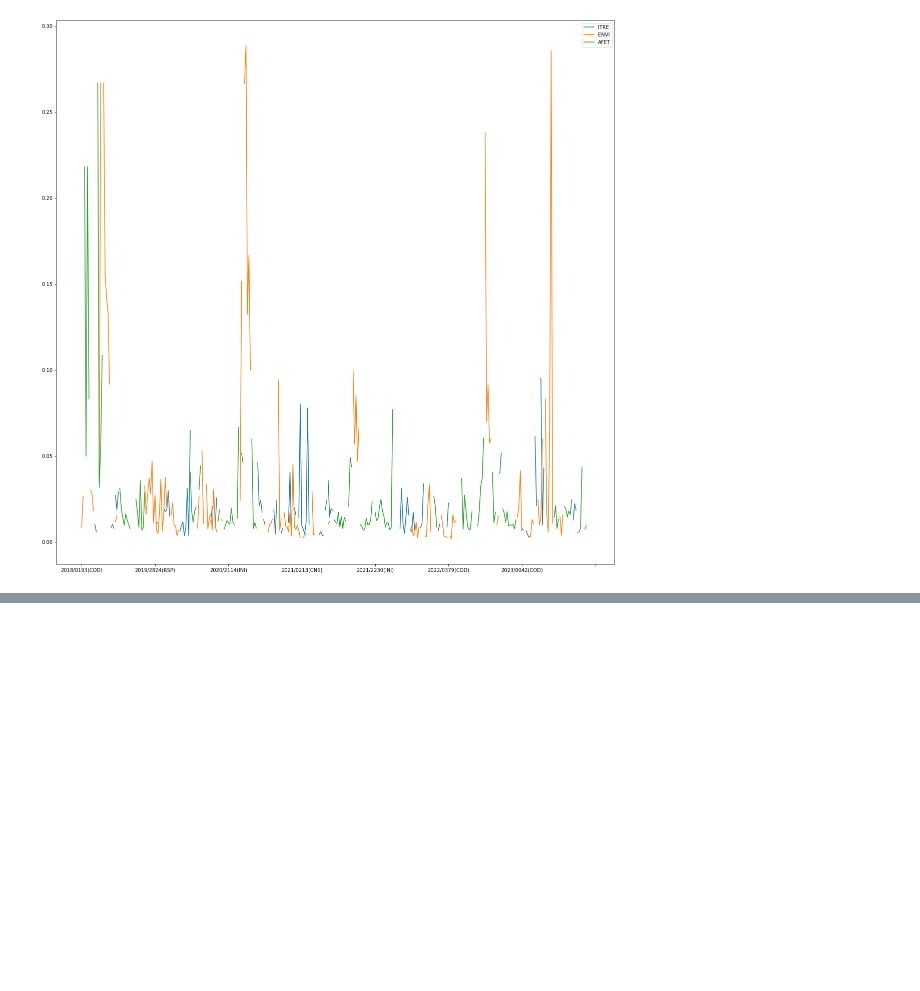
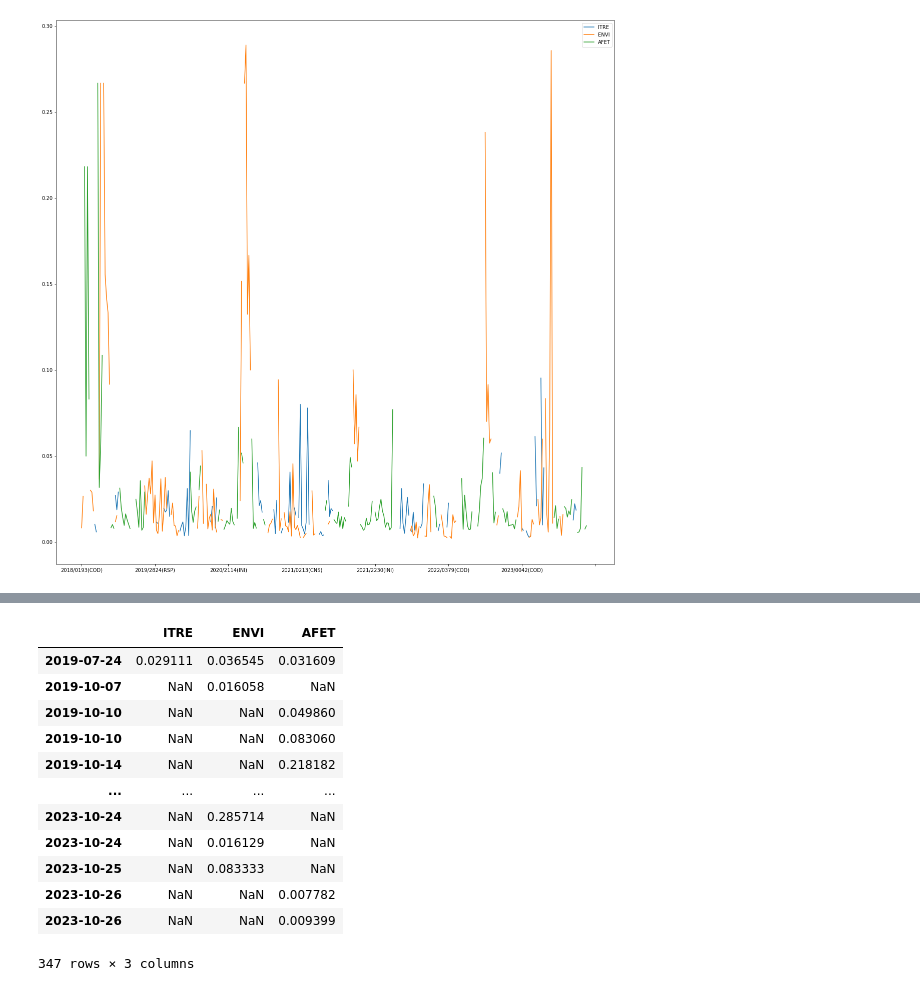
Before and after one commit to maritsm/temalabor-2023, a Jupyter notebook: splitbigboy.ipynb, the cells around one changed output, grey strips where cells are left out. Saved outputs shown, nothing was run; the diff lists cells and outputs as text; code cells hidden in the pictures; blank space fills up the shorter version.

```diff
--- a/splitbigboy.ipynb
+++ b/splitbigboy.ipynb
@@ -105,0 +104,3 @@ coh_df_backup = coh_df.copy()
+# %%
+procdate =  getProcedureDateDict()
+procdate
@@ -106,3 +125,21 @@ coh_df_backup = coh_df.copy()
+# %%
+coh_df.index = coh_df.index.map(lambda x : procdate[x])
+coh_df.sort_index(inplace=True)
+coh_df
+# %% [output]
+|  | ITRE | ENVI | AFET |
+| 2019-07-24 | 0.029111 | 0.036545 | 0.031609 |
+| 2019-10-07 | NaN | 0.016058 | NaN |
+| 2019-10-10 | NaN | NaN | 0.049860 |
+| 2019-10-10 | NaN | NaN | 0.083060 |
+| 2019-10-14 | NaN | NaN | 0.218182 |
+| ... | ... | ... | ... |
+| 2023-10-24 | NaN | 0.285714 | NaN |
+| 2023-10-24 | NaN | 0.016129 | NaN |
+| 2023-10-25 | NaN | 0.083333 | NaN |
+| 2023-10-26 | NaN | NaN | 0.007782 |
+| 2023-10-26 | NaN | NaN | 0.009399 |
+347 rows × 3 columns
 # %%
 for i in coh_df.columns:
     coh_df[i] = coh_df[i].ffill()
```
Also changed, not shown: parts of 5 cells of this notebook, 2 other files.
